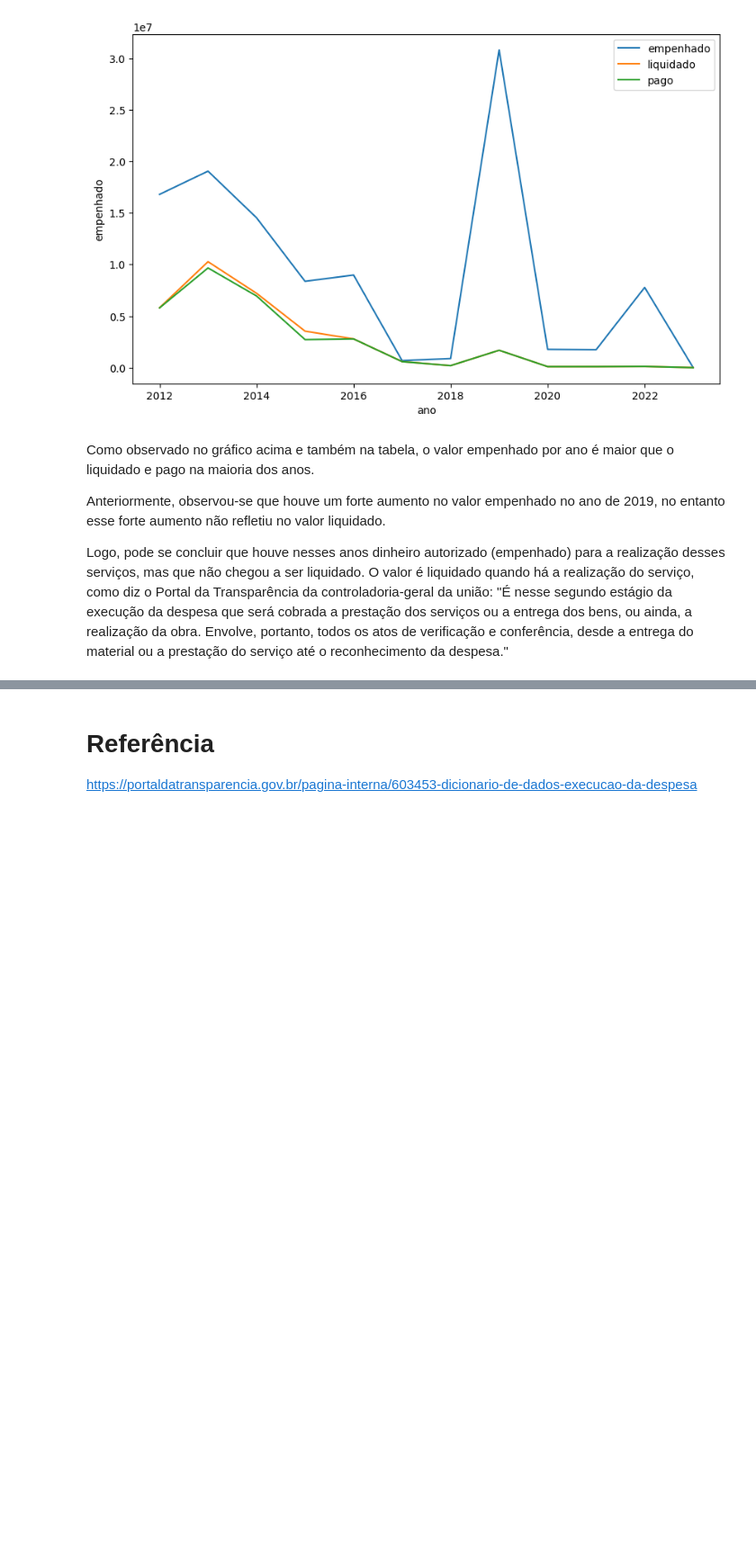
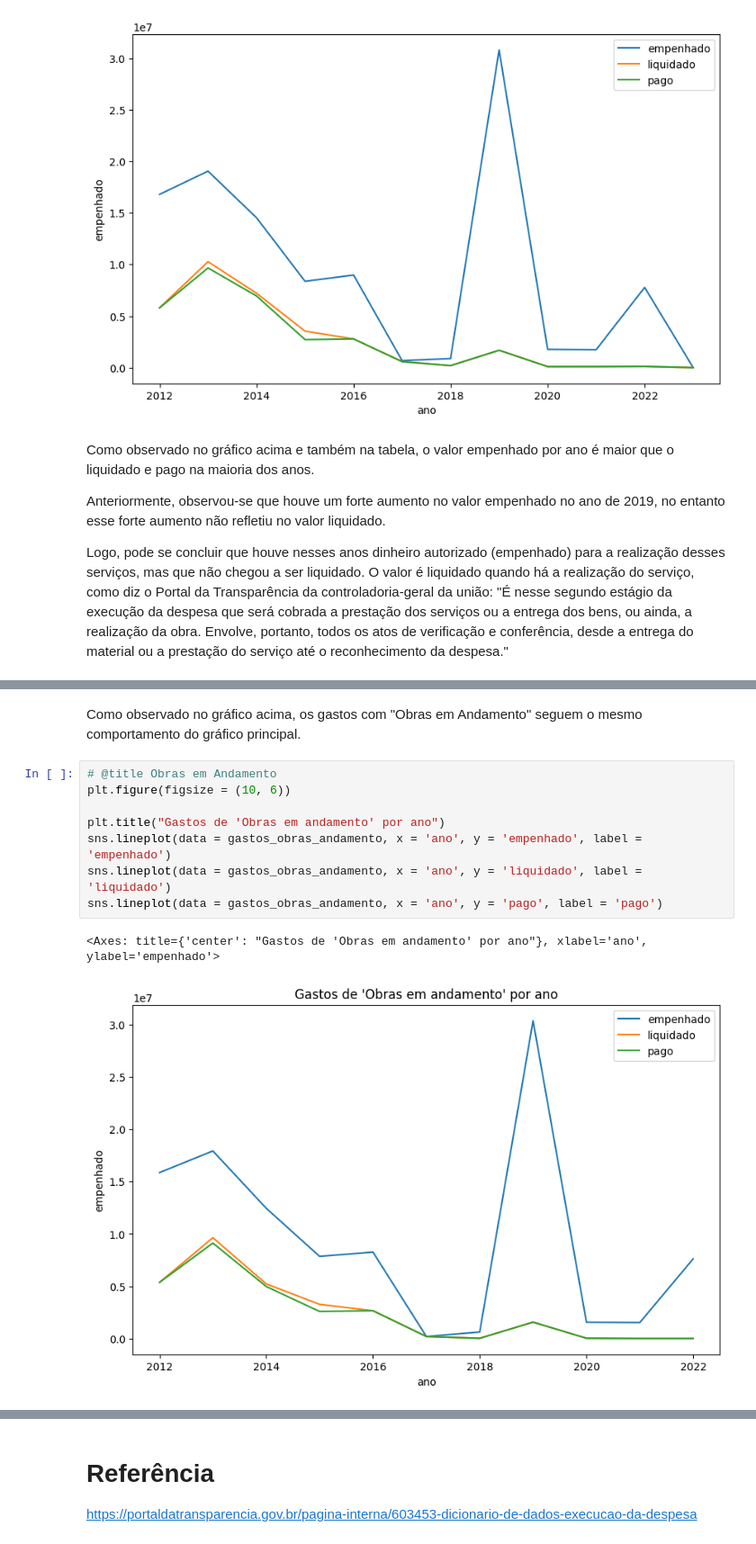
Before and after one commit to Guardians-DSC/dados, a Jupyter notebook: orcamento/notebooks/[Guardians]_Analise_Reestruturação.ipynb, the cells around one changed output, grey strips where cells are left out. Shown: that part at 90% size. Drawn from its saved outputs; the diff is of its cells as text; blank space fills up the shorter version.

```diff
--- a/orcamento/notebooks/[Guardians]_Analise_Reestruturação.ipynb
+++ b/orcamento/notebooks/[Guardians]_Analise_Reestruturação.ipynb
@@ -543,0 +423,13 @@ Logo, pode se concluir que houve nesses anos dinheiro autorizado (empenhado) par
+# %% [markdown]
+Como observado no gráfico acima, os gastos com "Obras em Andamento" seguem o mesmo comportamento do gráfico principal.
+# %%
+# @title Obras em Andamento
+plt.figure(figsize = (10, 6))
+
+plt.title("Gastos de 'Obras em andamento' por ano")
+sns.lineplot(data = gastos_obras_andamento, x = 'ano', y = 'empenhado', label = 'empenhado')
+sns.lineplot(data = gastos_obras_andamento, x = 'ano', y = 'liquidado', label = 'liquidado')
+sns.lineplot(data = gastos_obras_andamento, x = 'ano', y = 'pago', label = 'pago')
+# %% [output]
+<Axes: title={'center': "Gastos de 'Obras em andamento' por ano"}, xlabel='ano', ylabel='empenhado'>
+[figure, added]
```
Also changed, not shown: parts of 35 cells of this notebook.
